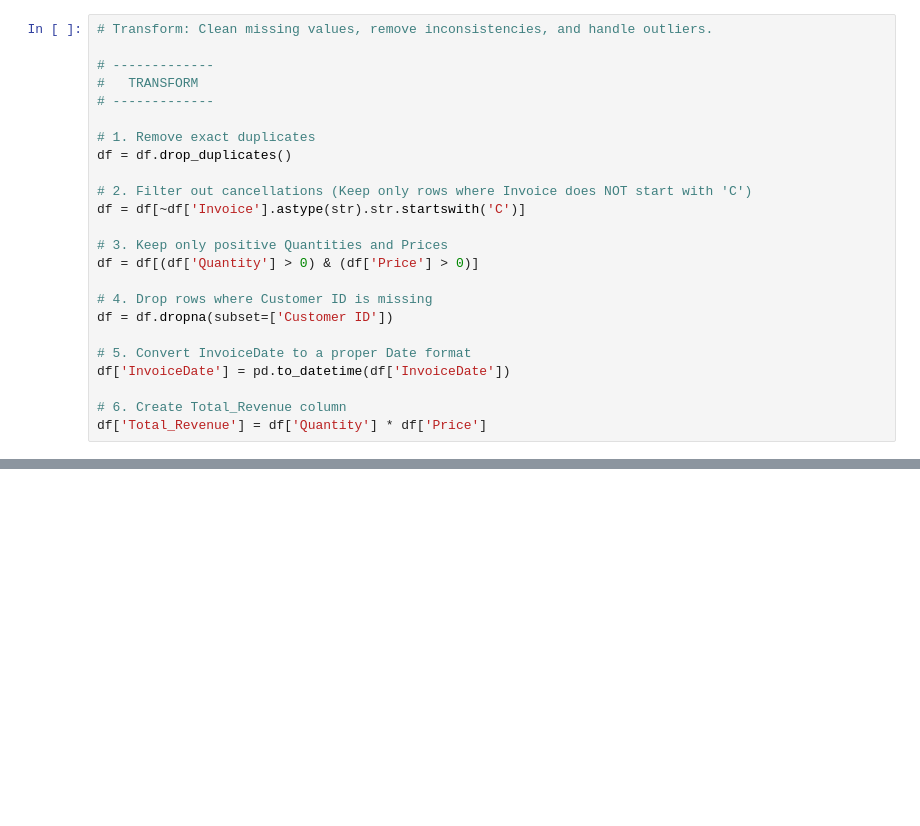
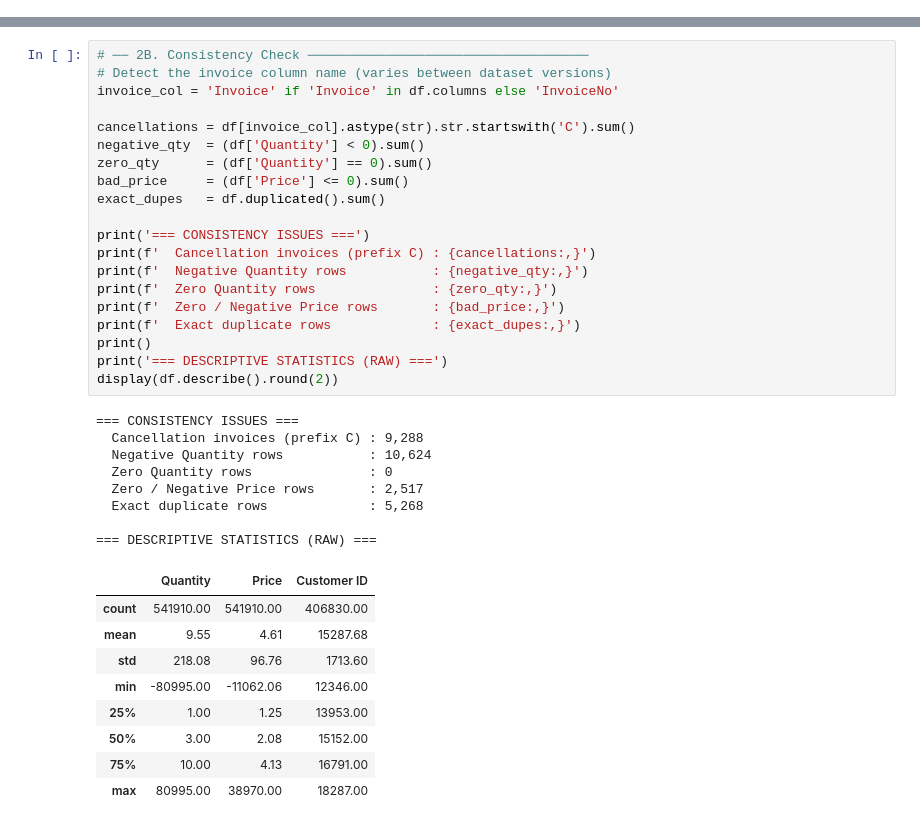
Before and after one commit to principles-of-data-science-cw-2/group-assignment, a Jupyter notebook: notebooks/01_etl.ipynb, the cells around one changed output, grey strips where cells are left out. Cells and saved outputs as stored; diff of their text form; blank space fills up the shorter version.

```diff
--- a/notebooks/01_etl.ipynb
+++ b/notebooks/01_etl.ipynb
@@ -74,24 +0,0 @@ Original Data:
-# %%
-# Transform: Clean missing values, remove inconsistencies, and handle outliers.
-
-# -------------
-#   TRANSFORM
-# -------------
-
-# 1. Remove exact duplicates
-df = df.drop_duplicates()
-
-# 2. Filter out cancellations (Keep only rows where Invoice does NOT start with 'C')
-df = df[~df['Invoice'].astype(str).str.startswith('C')]
-
-# 3. Keep only positive Quantities and Prices
-df = df[(df['Quantity'] > 0) & (df['Price'] > 0)]
-
-# 4. Drop rows where Customer ID is missing
-df = df.dropna(subset=['Customer ID'])
-
-# 5. Convert InvoiceDate to a proper Date format
-df['InvoiceDate'] = pd.to_datetime(df['InvoiceDate'])
-
-# 6. Create Total_Revenue column
-df['Total_Revenue'] = df['Quantity'] * df['Price']
@@ -147,0 +229,38 @@ ETL process completed!
+# %%
+# ── 2B. Consistency Check ────────────────────────────────────
+# Detect the invoice column name (varies between dataset versions)
+invoice_col = 'Invoice' if 'Invoice' in df.columns else 'InvoiceNo'
+
+cancellations = df[invoice_col].astype(str).str.startswith('C').sum()
+negative_qty  = (df['Quantity'] < 0).sum()
+zero_qty      = (df['Quantity'] == 0).sum()
+bad_price     = (df['Price'] <= 0).sum()
+exact_dupes   = df.duplicated().sum()
+
+print('=== CONSISTENCY ISSUES ===')
+print(f'  Cancellation invoices (prefix C) : {cancellations:,}')
+print(f'  Negative Quantity rows           : {negative_qty:,}')
+print(f'  Zero Quantity rows               : {zero_qty:,}')
+print(f'  Zero / Negative Price rows       : {bad_price:,}')
+print(f'  Exact duplicate rows             : {exact_dupes:,}')
+print()
+print('=== DESCRIPTIVE STATISTICS (RAW) ===')
+display(df.describe().round(2))
+# %% [output]
+=== CONSISTENCY ISSUES ===
+  Cancellation invoices (prefix C) : 9,288
+  Negative Quantity rows           : 10,624
+  Zero Quantity rows               : 0
+  Zero / Negative Price rows       : 2,517
+  Exact duplicate rows             : 5,268
+
+=== DESCRIPTIVE STATISTICS (RAW) ===
+|  | Quantity | Price | Customer ID |
+| count | 541910.00 | 541910.00 | 406830.00 |
+| mean | 9.55 | 4.61 | 15287.68 |
+| std | 218.08 | 96.76 | 1713.60 |
+| min | -80995.00 | -11062.06 | 12346.00 |
+| 25% | 1.00 | 1.25 | 13953.00 |
+| 50% | 3.00 | 2.08 | 15152.00 |
+| 75% | 10.00 | 4.13 | 16791.00 |
+| max | 80995.00 | 38970.00 | 18287.00 |
```
Also changed, not shown: parts of 25 cells of this notebook.
